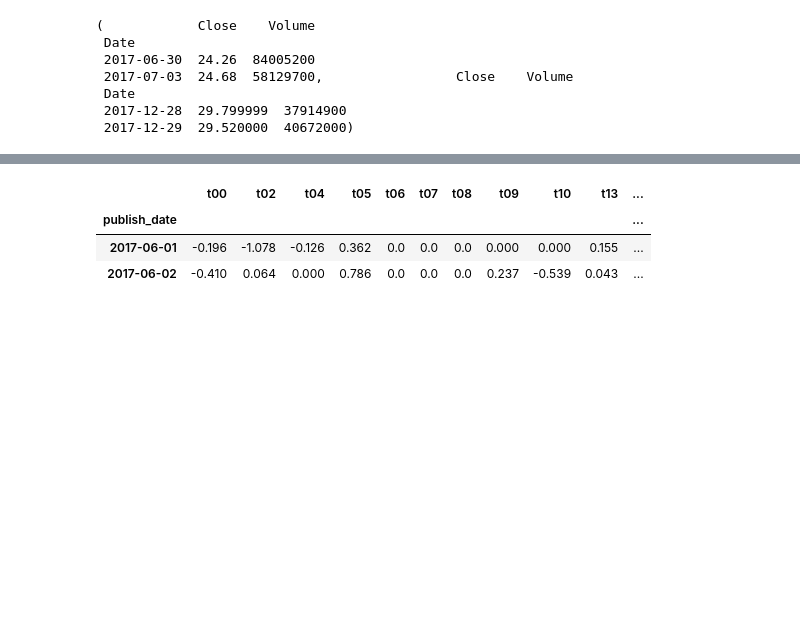
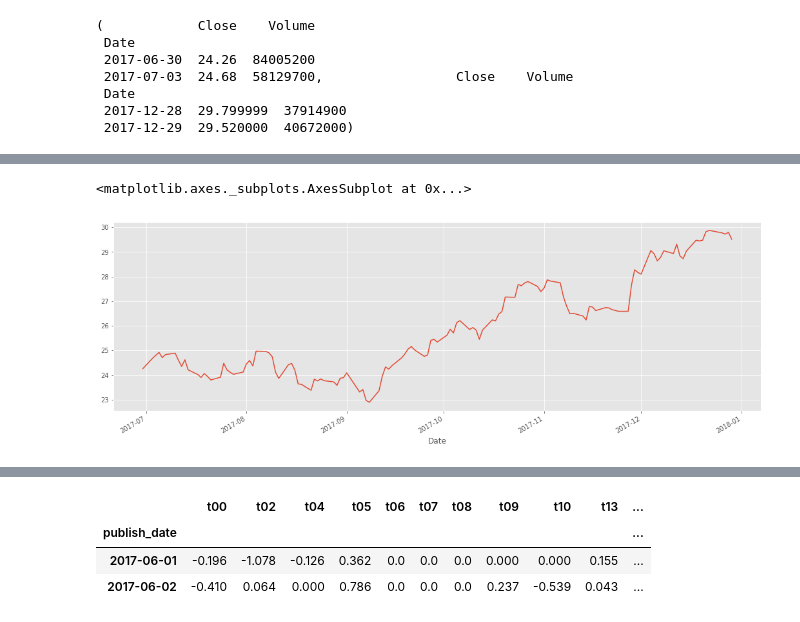
Before and after one commit to rtaubes/news-time-series, a Jupyter notebook: finance-yahoo-ABC.ipynb, the cells around one changed output, grey strips where cells are left out. Cells and saved outputs as stored; diff of their text form; code cells hidden in the pictures; blank space fills up the shorter version.

```diff
--- a/finance-yahoo-ABC.ipynb
+++ b/finance-yahoo-ABC.ipynb
@@ -43,0 +27,5 @@ py.iplot(fig)
+# %%
+df1.Close.plot(figsize=(18, 6))
+# %% [output]
+<matplotlib.axes._subplots.AxesSubplot at 0x...>
+[figure, added]
```
Also changed, not shown: parts of 6 cells of this notebook.
